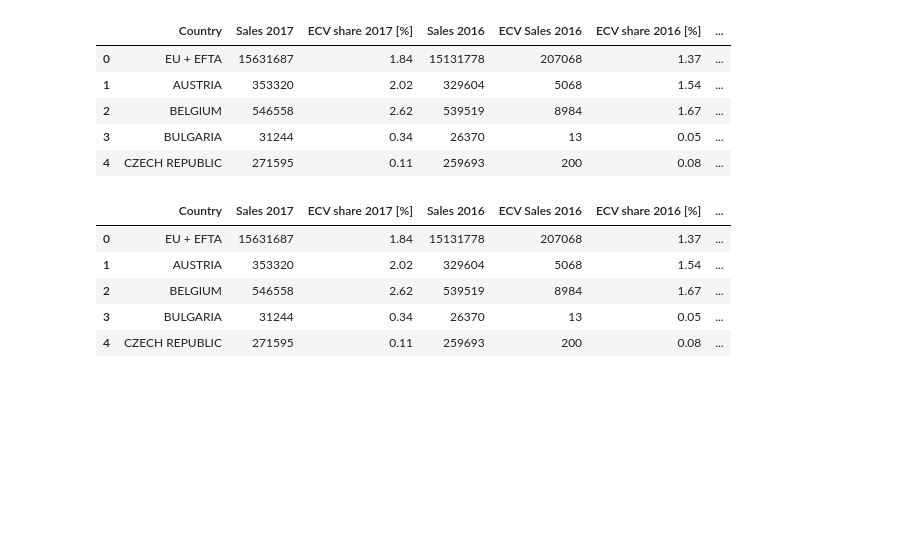
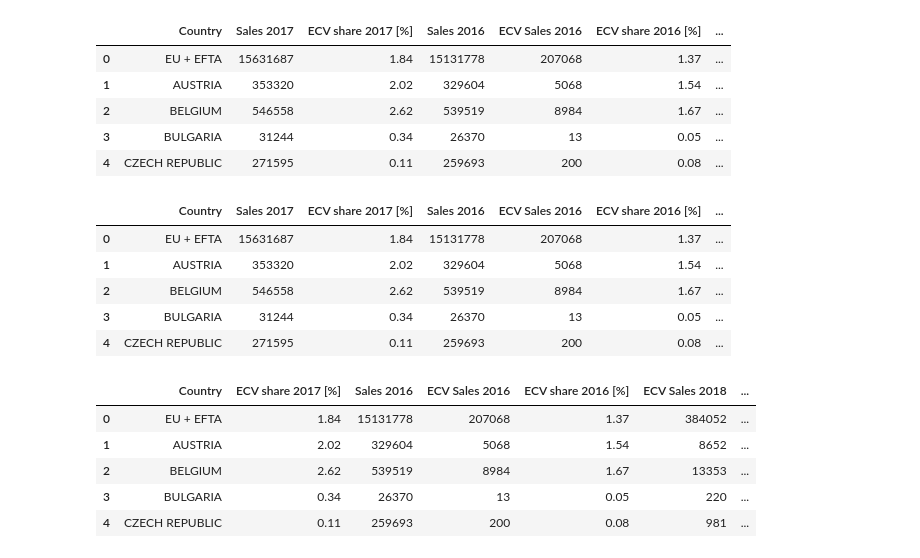
Before and after one commit to nebelgrau77/pandas-wrangling, a Jupyter notebook: electric cars sales europe 2017.ipynb, the cells around one changed output. Saved outputs shown, nothing was run; the diff lists cells and outputs as text; code cells hidden in the pictures; blank space fills up the shorter version.

```diff
--- a/electric cars sales europe 2017.ipynb
+++ b/electric cars sales europe 2017.ipynb
@@ -1619,3 +1619,5 @@ ecv_europe.head()
 | 2 | BELGIUM | 546558 | 2.62 | 539519 | 8984 | 1.67 | ... |
 | 3 | BULGARIA | 31244 | 0.34 | 26370 | 13 | 0.05 | ... |
 | 4 | CZECH REPUBLIC | 271595 | 0.11 | 259693 | 200 | 0.08 | ... |
+# %%
+ecv_europe.drop('Sales 2017', axis = 1, inplace = True)
@@ -1621,0 +1626,9 @@ ecv_europe.head()
+# %%
+ecv_europe.head()
+# %% [output]
+|  | Country | ECV share 2017 [%] | Sales 2016 | ECV Sales 2016 | ECV share 2016 [%] | ECV Sales 2018 | ... |
+| 0 | EU + EFTA | 1.84 | 15131778 | 207068 | 1.37 | 384052 | ... |
+| 1 | AUSTRIA | 2.02 | 329604 | 5068 | 1.54 | 8652 | ... |
+| 2 | BELGIUM | 2.62 | 539519 | 8984 | 1.67 | 13353 | ... |
+| 3 | BULGARIA | 0.34 | 26370 | 13 | 0.05 | 220 | ... |
+| 4 | CZECH REPUBLIC | 0.11 | 259693 | 200 | 0.08 | 981 | ... |
```
Also changed, not shown: parts of 6 cells of this notebook.
